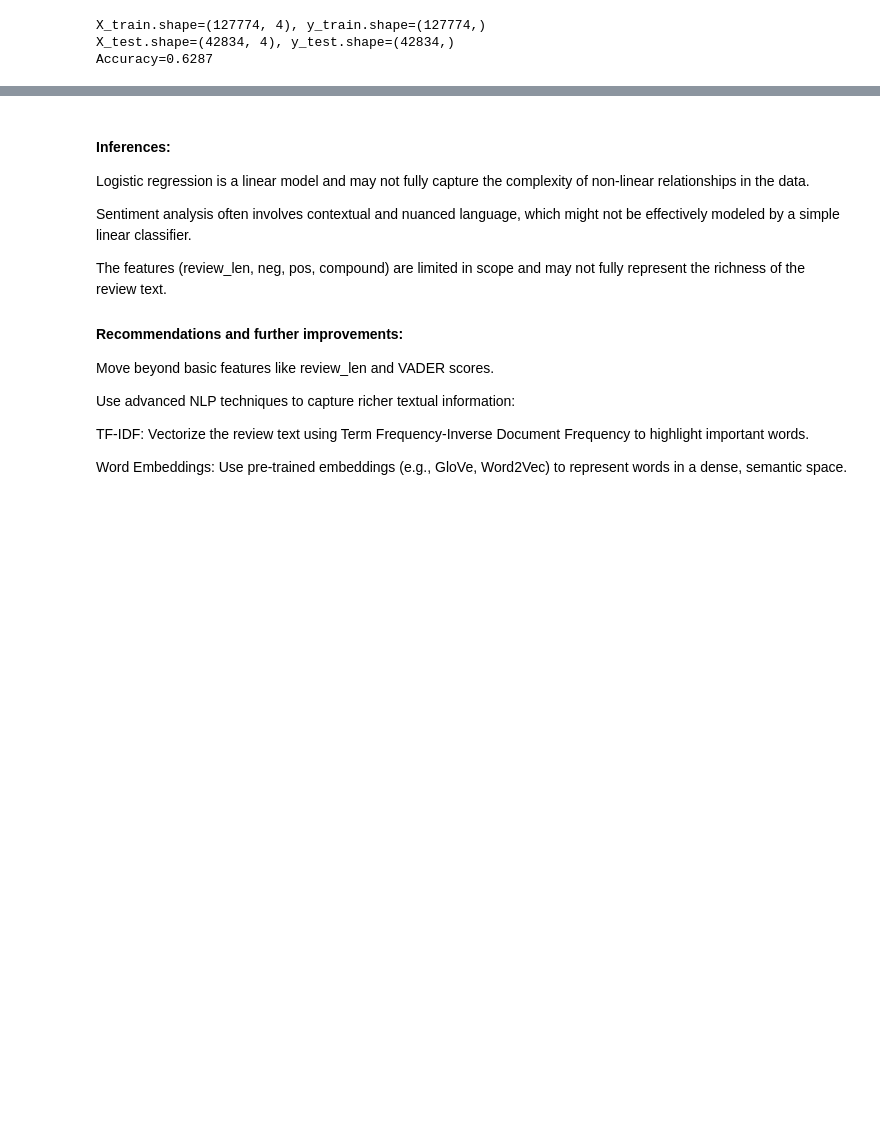
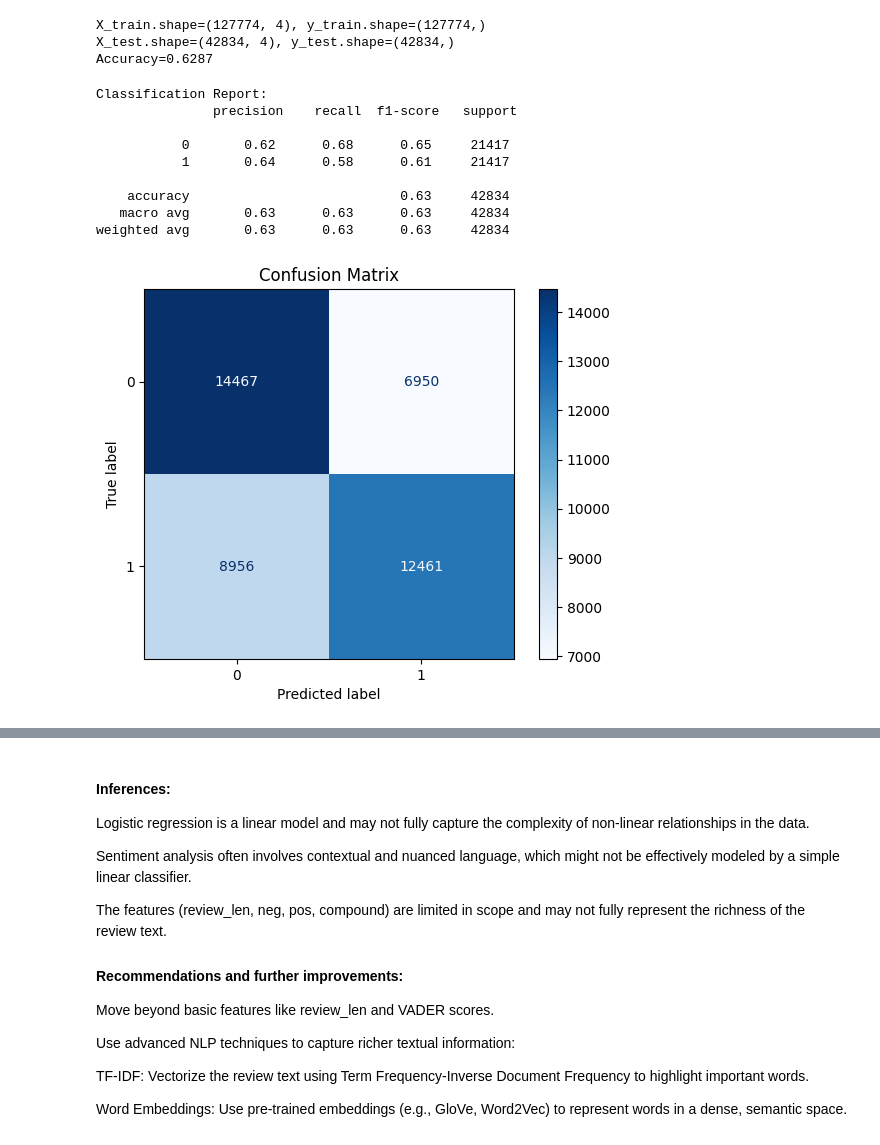
Before and after one commit to Iman-hamdan/aai-501-group7-sentiment-analysis-drug-reviews, a Jupyter notebook: Logistic-Regression-final.ipynb, the cells around one changed output, grey strips where cells are left out. Drawn from its saved outputs; the diff is of its cells as text; code cells hidden in the pictures; blank space fills up the shorter version.

```diff
--- a/Logistic-Regression-final.ipynb
+++ b/Logistic-Regression-final.ipynb
@@ -70,11 +66,11 @@ Compound: Overall sentiment score (-1 to 1) summarizing the polarity.
 Appends these scores as new columns (neg, pos, compound) to the DataFrame.
 # %%
 def get_train_test():
-    cwd = os.getcwd()
+    # cwd = os.getcwd()
     # print(cwd)
 
-    df_train = pd.read_csv(cwd + "\data\drugsComTrain_raw.tsv", sep='\t')
-    df_test = pd.read_csv(cwd + "\data\drugsComTest_raw.tsv", sep='\t')
+    df_train = pd.read_csv("./data/drugsComTrain_raw.tsv", sep='\t')
+    df_test = pd.read_csv("./data/drugsComTest_raw.tsv", sep='\t')
 
     df_list = [df_train, df_test]
 
@@ -203,3 +204,29 @@ print(f"Accuracy={accuracy:.4f}")
 X_train.shape=(127774, 4), y_train.shape=(127774,)
 X_test.shape=(42834, 4), y_test.shape=(42834,)
 Accuracy=0.6287
+# %%
+from sklearn.metrics import classification_report, confusion_matrix, ConfusionMatrixDisplay
+
+# Generate the classification report
+class_report = classification_report(y_test, y_pred)
+print("Classification Report:\n", class_report)
+
+# Compute the confusion matrix
+conf_matrix = confusion_matrix(y_test, y_pred)
+
+# Display the confusion matrix
+disp = ConfusionMatrixDisplay(confusion_matrix=conf_matrix, display_labels=model.classes_)
+disp.plot(cmap='Blues')
+plt.title("Confusion Matrix")
+plt.show()
+# %% [output]
+Classification Report:
+               precision    recall  f1-score   support
+
+           0       0.62      0.68      0.65     21417
+           1       0.64      0.58      0.61     21417
+
+    accuracy                           0.63     42834
+   macro avg       0.63      0.63      0.63     42834
+weighted avg       0.63      0.63      0.63     42834
+[figure, added]
```
Also changed, not shown: parts of 3 cells of this notebook, 7 other files.
